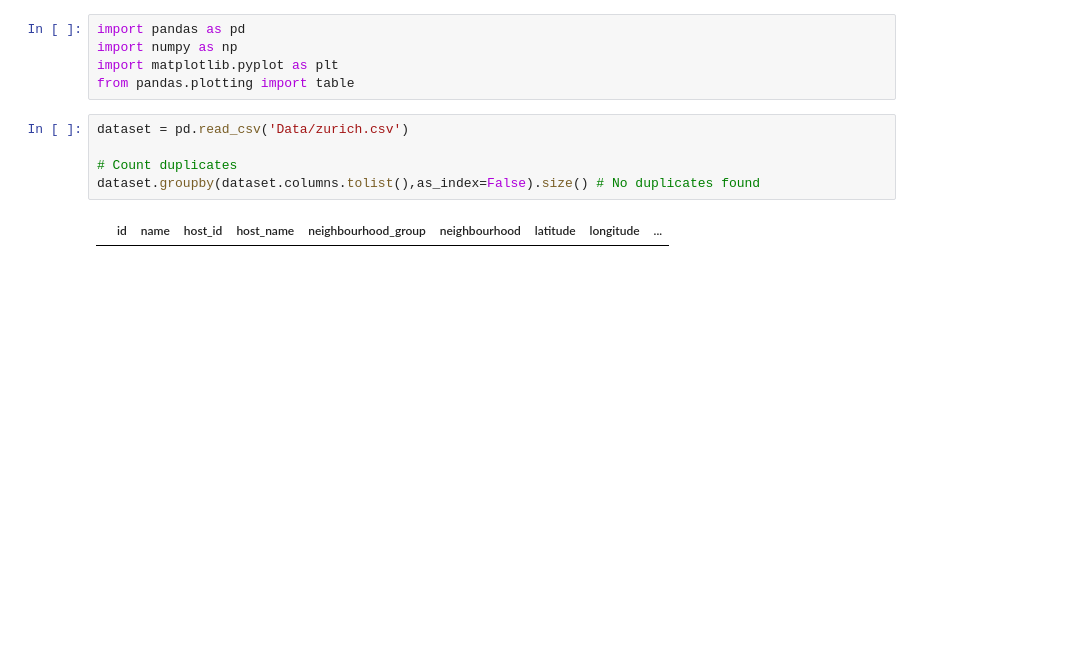
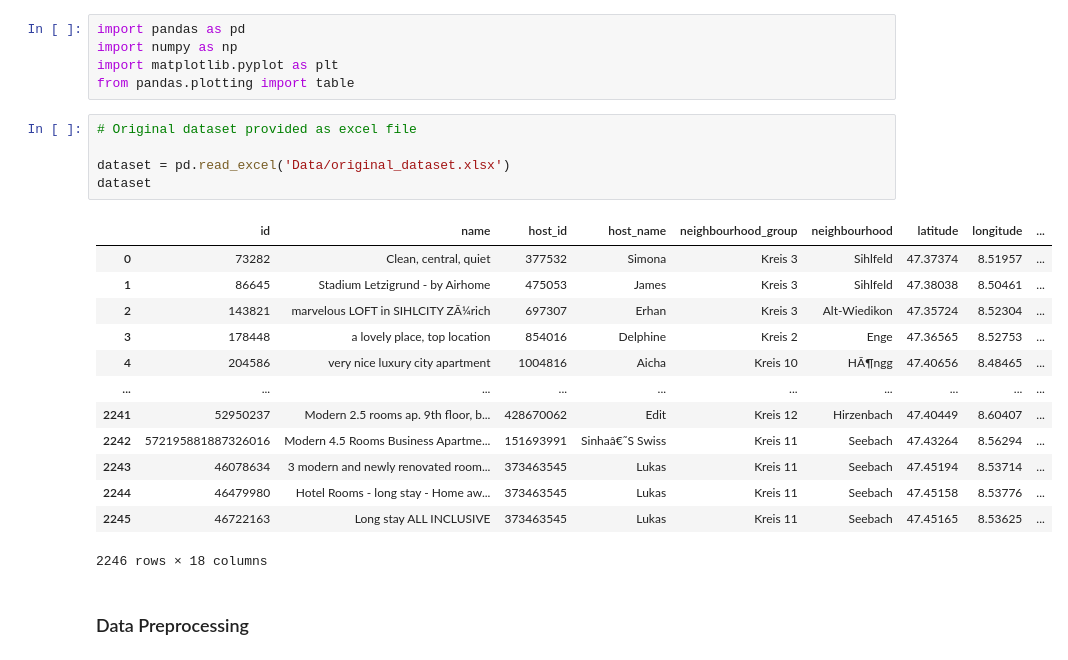
Before and after one commit to ErikBlomsterberg/IVDA, a Jupyter notebook: backend/dataPreprocessing.ipynb, the cells around one changed output. Drawn from its saved outputs; the diff is of its cells as text; blank space fills up the shorter version.

Commit message:
Data preprocessing notebook

```diff
--- a/backend/dataPreprocessing.ipynb
+++ b/backend/dataPreprocessing.ipynb
@@ -4,9 +4,23 @@ import numpy as np
 import matplotlib.pyplot as plt
 from pandas.plotting import table
 # %%
-dataset = pd.read_csv('Data/zurich.csv')
+# Original dataset provided as excel file
 
-# Count duplicates
-dataset.groupby(dataset.columns.tolist(),as_index=False).size() # No duplicates found
+dataset = pd.read_excel('Data/original_dataset.xlsx')
+dataset
 # %% [output]
 |  | id | name | host_id | host_name | neighbourhood_group | neighbourhood | latitude | longitude | ... |
+| 0 | 73282 | Clean, central, quiet | 377532 | Simona | Kreis 3 | Sihlfeld | 47.37374 | 8.51957 | ... |
+| 1 | 86645 | Stadium Letzigrund - by Airhome | 475053 | James | Kreis 3 | Sihlfeld | 47.38038 | 8.50461 | ... |
+| 2 | 143821 | marvelous LOFT in SIHLCITY ZÃ¼rich | 697307 | Erhan | Kreis 3 | Alt-Wiedikon | 47.35724 | 8.52304 | ... |
+| 3 | 178448 | a lovely place, top location | 854016 | Delphine | Kreis 2 | Enge | 47.36565 | 8.52753 | ... |
+| 4 | 204586 | very nice luxury city apartment | 1004816 | Aicha | Kreis 10 | HÃ¶ngg | 47.40656 | 8.48465 | ... |
+| ... | ... | ... | ... | ... | ... | ... | ... | ... | ... |
+| 2241 | 52950237 | Modern 2.5 rooms ap. 9th floor, b... | 428670062 | Edit | Kreis 12 | Hirzenbach | 47.40449 | 8.60407 | ... |
+| 2242 | 572195881887326016 | Modern 4.5 Rooms Business Apartme... | 151693991 | Sinhaâ€˜S Swiss | Kreis 11 | Seebach | 47.43264 | 8.56294 | ... |
+| 2243 | 46078634 | 3 modern and newly renovated room... | 373463545 | Lukas | Kreis 11 | Seebach | 47.45194 | 8.53714 | ... |
+| 2244 | 46479980 | Hotel Rooms - long stay - Home aw... | 373463545 | Lukas | Kreis 11 | Seebach | 47.45158 | 8.53776 | ... |
+| 2245 | 46722163 | Long stay ALL INCLUSIVE | 373463545 | Lukas | Kreis 11 | Seebach | 47.45165 | 8.53625 | ... |
+2246 rows × 18 columns
+# %% [markdown]
+### Data Preprocessing
```
Also changed, not shown: parts of 34 cells of this notebook, 5 other files.
